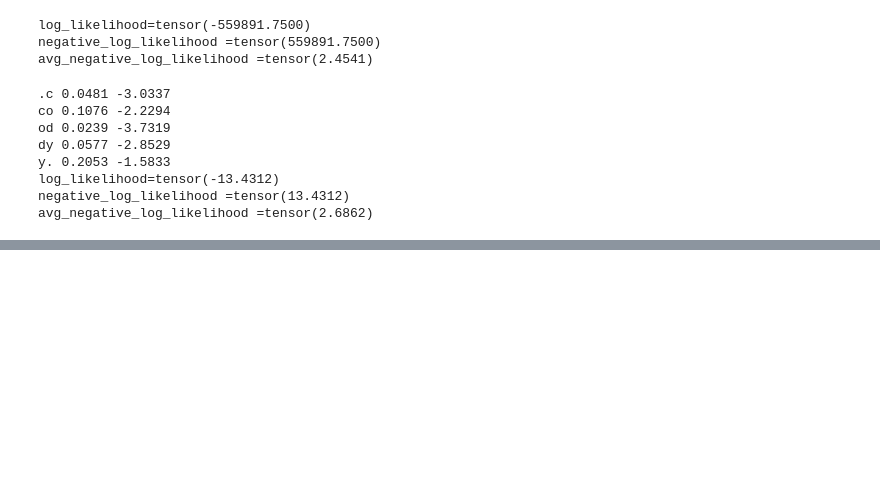
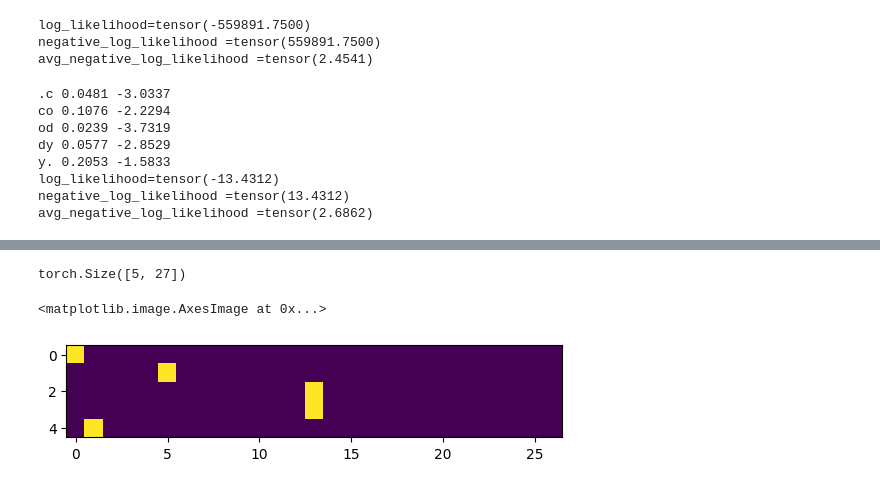
Before and after one commit to eitanzeev/first_principles, a Jupyter notebook: makemore_construction.ipynb, the cells around one changed output, grey strips where cells are left out. Cells and saved outputs as stored; diff of their text form; code cells hidden in the pictures; blank space fills up the shorter version.

```diff
--- a/makemore_construction.ipynb
+++ b/makemore_construction.ipynb
@@ -284,0 +287,21 @@ avg_negative_log_likelihood =tensor(2.6862)
+# %%
+#Create bigram training set
+xs = []
+ys = []
+
+for w in words[:1]: #First three words
+    chs = ['.'] + list(w) + ['.'] #adding start and end token to the word character
+    for ch1, ch2 in zip(chs, chs[1:]):
+        ix1 = stoi[ch1]
+        ix2 = stoi[ch2]
+        xs.append(ix1)
+        ys.append(ix2)
+
+xs = torch.tensor(xs)
+ys = torch.tensor(ys)
+# %%
+#Turning the integer values above into a one hot encoding
+import torch.nn.functional as F
+
+xenc = F.one_hot(xs, num_classes = 27).float() #we want the dtype to be a float
+xenc
@@ -284,0 +319,9 @@ avg_negative_log_likelihood =tensor(2.6862)
+# %%
+xenc.shape
+# %% [output]
+torch.Size([5, 27])
+# %%
+plt.imshow(xenc[:10]) #first ten vectors
+# %% [output]
+<matplotlib.image.AxesImage at 0x...>
+[figure, added]
```
Also changed, not shown: parts of 13 cells of this notebook, 1 other file.
